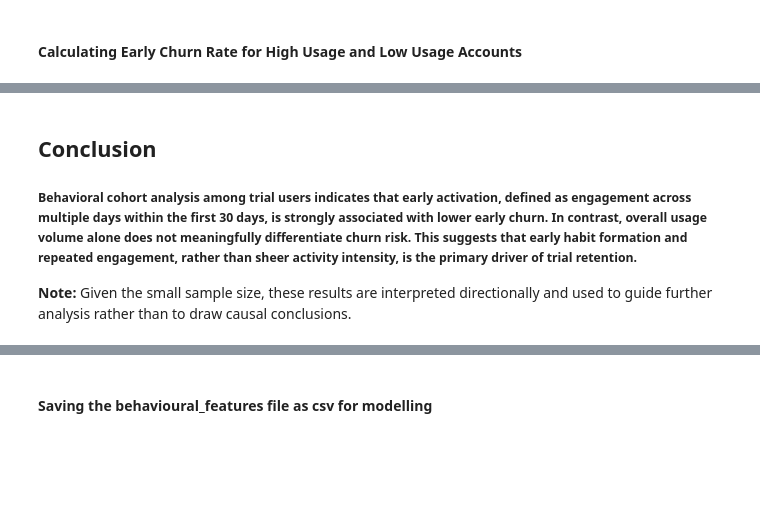
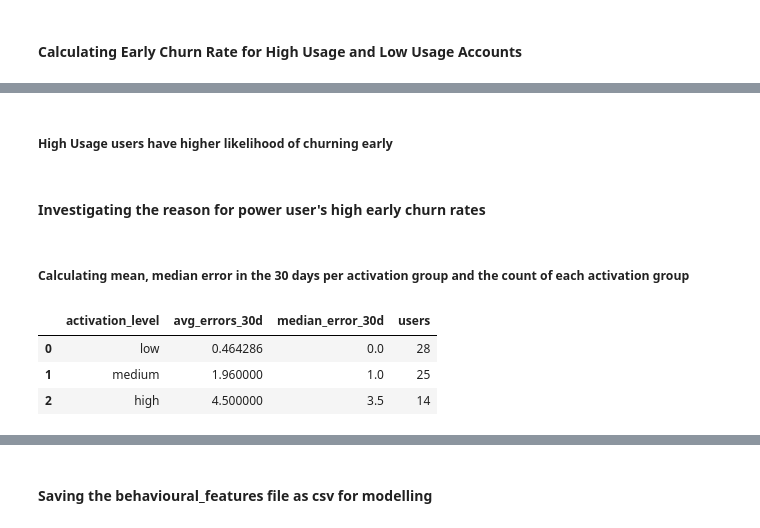
Before and after one commit to gosaindeeksha/saas-customer-churn-analysis, a Jupyter notebook: notebooks/cohort_behavioural.ipynb, the cells around one changed output, grey strips where cells are left out. Drawn from its saved outputs; the diff is of its cells as text; code cells hidden in the pictures; blank space fills up the shorter version.

Commit message:
behaviour analysis and processed behavioural features data

```diff
--- a/notebooks/cohort_behavioural.ipynb
+++ b/notebooks/cohort_behavioural.ipynb
@@ -144,4 +172,18 @@ high_usage_churn
-# %% [markdown]
-## Conclusion
-<h5>Behavioral cohort analysis among trial users indicates that early activation, defined as engagement across multiple days within the first 30 days, is strongly associated with lower early churn. In contrast, overall usage volume alone does not meaningfully differentiate churn risk. This suggests that early habit formation and repeated engagement, rather than sheer activity intensity, is the primary driver of trial retention.</h5>
-<p><b>Note:</b> Given the small sample size, these results are interpreted directionally and used to guide further analysis rather than to draw causal conclusions.</p>
+# %% [markdown]
+<h5>High Usage users have higher likelihood of churning early</h5>
+# %% [markdown]
+<h4><b>Investigating the reason for power user's high early churn rates</b></h4>
+# %% [markdown]
+<h5>Calculating mean, median error in the 30 days per activation group and the count of each activation group</h5>
+# %%
+behavioral_features.groupby("activation_level").agg(
+        avg_errors_30d=("total_errors_30d", "mean"),
+        median_error_30d=("total_errors_30d","median"),
+        users=("account_id", "count")
+
+    ).reset_index()
+# %% [output]
+|  | activation_level | avg_errors_30d | median_error_30d | users |
+| 0 | low | 0.464286 | 0.0 | 28 |
+| 1 | medium | 1.960000 | 1.0 | 25 |
+| 2 | high | 4.500000 | 3.5 | 14 |
```
Also changed, not shown: parts of 17 cells of this notebook, 9 other files.
